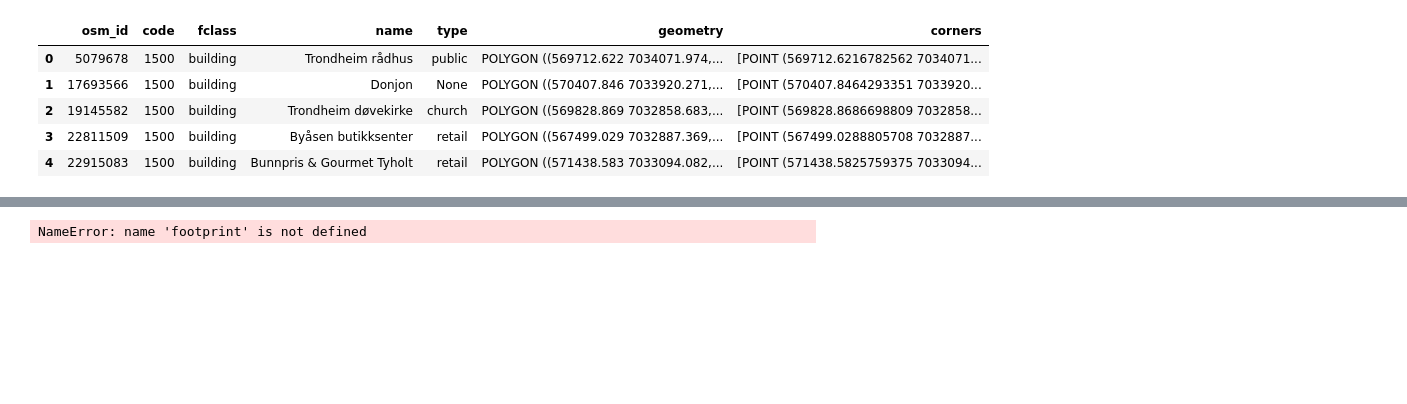
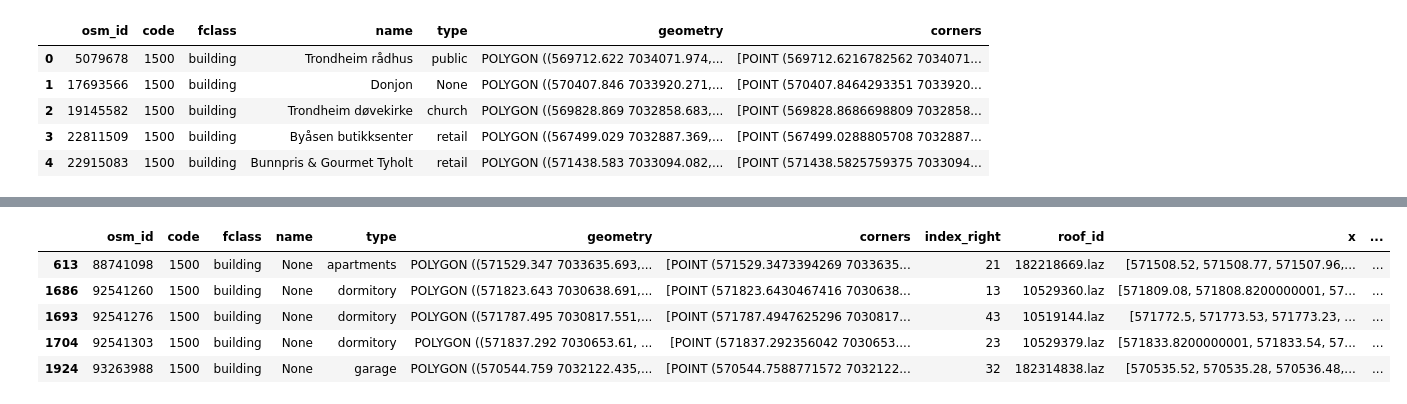
Before and after one commit to Ingridtr/TBA4251-Programmering-i-geomatikk, a Jupyter notebook: method2.ipynb, the cells around one changed output, grey strips where cells are left out. Drawn from its saved outputs; the diff is of its cells as text; code cells hidden in the pictures; blank space fills up the shorter version.

```diff
--- a/method2.ipynb
+++ b/method2.ipynb
@@ -116,9 +114,10 @@ footprint.head()
 | 3 | 22811509 | 1500 | building | Byåsen butikksenter | retail | POLYGON ((567499.029 7032887.369,... | [POINT (567499.0288805708 7032887... |
 | 4 | 22915083 | 1500 | building | Bunnpris & Gourmet Tyholt | retail | POLYGON ((571438.583 7033094.082,... | [POINT (571438.5825759375 7033094... |
 # %%
+#Adds roofs to a GeoDataFrame
 
-pointcloud_data = "sample_roofdata_50"
 roof_geometries = []
+geometries = []
 
 for roof in os.listdir(pointcloud_data):
     if roof.endswith(".laz"):
@@ -132,9 +131,11 @@ for roof in os.listdir(pointcloud_data):
             r = las_data.red
             g = las_data.green
             b = las_data.blue
+            max_z = np.max(z)
+            min_z = np.min(z)
 
 
-            # 🎨 Normalize RGB values to [0,1]
+            #Normalize RGB values to [0,1]
             if np.max(r) > 255:  # If 16-bit, convert to 8-bit
                 r = r / 65535
                 g = g / 65535
@@ -144,34 +145,24 @@ for roof in os.listdir(pointcloud_data):
                 g = g / 255
                 b = b / 255
 
-            # Create RGB color array in shape (N,3)
-            colors = np.vstack((r, g, b)).T
-
+            colors = np.vstack((r, g, b)).T  #(N,3)
             points = np.vstack((las_data.x, las_data.y, las_data.z)).T  # (N,3) array
 
-
             pcd = o3d.geometry.PointCloud()
-
             pcd.points = o3d.utility.Vector3dVector(points)
             pcd.estimate_normals(search_param=o3d.geometry.KDTreeSearchParamKNN(knn=30))
             assert (pcd.has_normals())
+
             oboxes = pcd.detect_planar_patches(
-
-            normal_variance_threshold_deg=15,
-
-            coplanarity_deg=50,
-
-            outlier_ratio=5,
-
-            min_plane_edge_length=3,
-
-            min_num_points=0,
-
-            search_param=o3d.geometry.KDTreeSearchParamKNN(knn=50))
+                normal_variance_threshold_deg=15,
+                coplanarity_deg=50,
+                outlier_ratio=5,
+                min_plane_edge_length=3,
+                min_num_points=0,
+                search_param=o3d.geometry.KDTreeSearchParamKNN(knn=50))
 
             print("Detected {} patches".format(len(oboxes)))
 
-            geometries = []
             for obox in oboxes:
                 mesh = o3d.geometry.TriangleMesh.create_from_oriented_bounding_box(obox)
                 mesh.paint_uniform_color(obox.color)
@@ -181,7 +172,6 @@ for roof in os.listdir(pointcloud_data):
             geometries.append(pcd)
             center_point = Point(float(center[0]), float(center[1]))
 
-
             o3d.visualization.draw_geometries(geometries,
                                               zoom=0.62,
                                   )
@@ -190,11 +180,11 @@ for roof in os.listdir(pointcloud_data):
                 'x': x,
                 'y': y,
                 'z': z,
+                "min_z": min_z,
+                "max_z": max_z,
                 'NumberOfCorners': geometries[0],
                 'center_point' : center_point,
                 'Polygon': geometries,
-
-
             })
 
             gdf_roofs = gpd.GeoDataFrame(roof_geometries)
@@ -203,5 +193,7 @@ for roof in os.listdir(pointcloud_data):
 gdf_roofs = gdf_roofs.set_geometry("center_point")
 gdf_roofs = gdf_roofs.set_crs(25832)
 gdf_roofs.head()
+
+print(gdf_roofs["Polygon"])
 # %% [output]
 Detected 2 patches
@@ -208,9 +235,14 @@ Detected 2 patches
 # %%
 # dataframe where buildings is connected with the nearest roof
-footprint = footprint.to_crs(25832)
+buildings = buildings.to_crs(25832)
 gdf_roofs = gdf_roofs.to_crs(25832)
 
-combined_footprint_pointcloud: gpd.GeoDataFrame = footprint.sjoin_nearest(gdf_roofs, how="inner", distance_col="distance", max_distance=5)
+combined_footprint_pointcloud: gpd.GeoDataFrame = buildings.sjoin_nearest(gdf_roofs, how="inner", distance_col="distance", max_distance=5)
 combined_footprint_pointcloud.head()
 # %% [output]
-NameError: name 'footprint' is not defined
+|  | osm_id | code | fclass | name | type | geometry | corners | index_right | roof_id | x | ... |
+| 613 | 88741098 | 1500 | building | None | apartments | POLYGON ((571529.347 7033635.693,... | [POINT (571529.3473394269 7033635... | 21 | 182218669.laz | [571508.52, 571508.77, 571507.96,... | ... |
+| 1686 | 92541260 | 1500 | building | None | dormitory | POLYGON ((571823.643 7030638.691,... | [POINT (571823.6430467416 7030638... | 13 | 10529360.laz | [571809.08, 571808.8200000001, 57... | ... |
+| 1693 | 92541276 | 1500 | building | None | dormitory | POLYGON ((571787.495 7030817.551,... | [POINT (571787.4947625296 7030817... | 43 | 10519144.laz | [571772.5, 571773.53, 571773.23, ... | ... |
+| 1704 | 92541303 | 1500 | building | None | dormitory | POLYGON ((571837.292 7030653.61, ... | [POINT (571837.292356042 7030653.... | 23 | 10529379.laz | [571833.8200000001, 571833.54, 57... | ... |
+| 1924 | 93263988 | 1500 | building | None | garage | POLYGON ((570544.759 7032122.435,... | [POINT (570544.7588771572 7032122... | 32 | 182314838.laz | [570535.52, 570535.28, 570536.48,... | ... |
```
Also changed, not shown: parts of 6 cells of this notebook.
